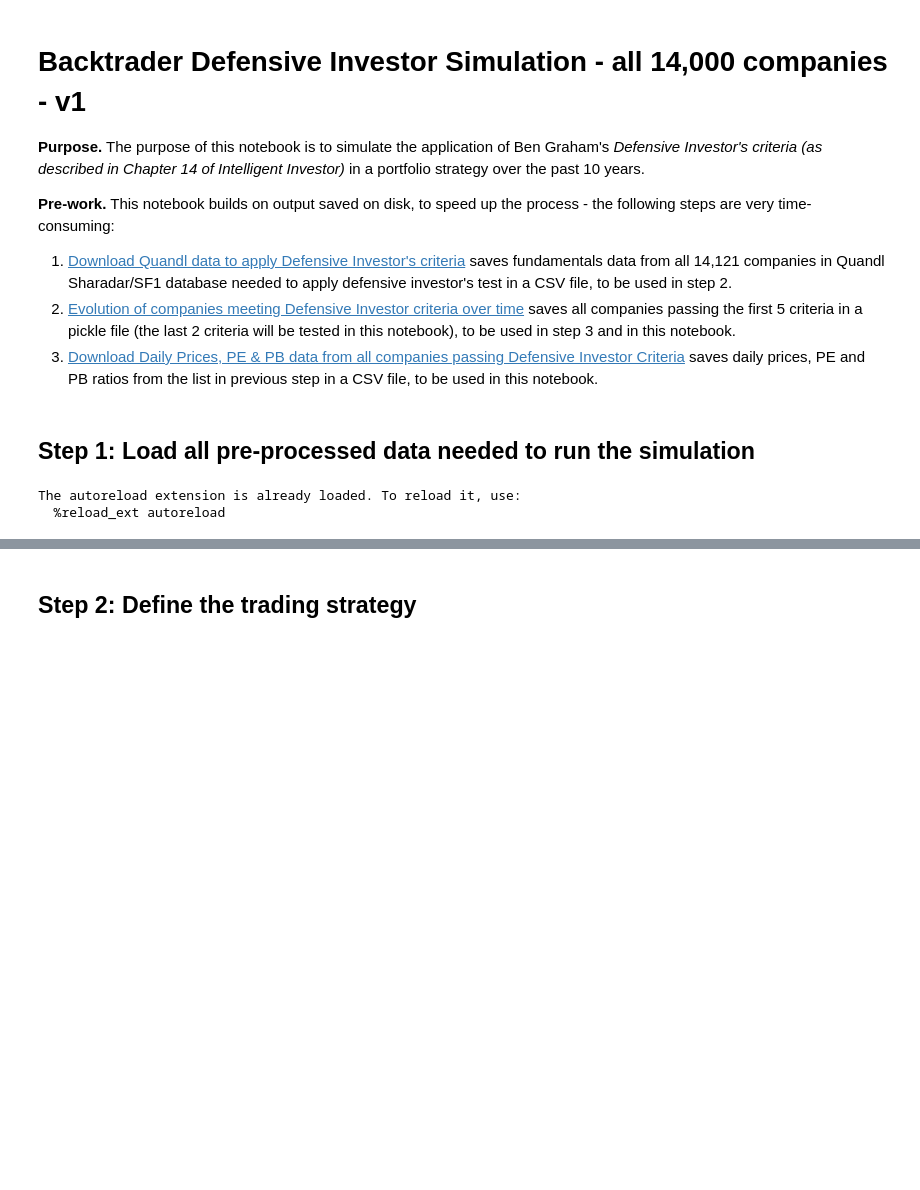
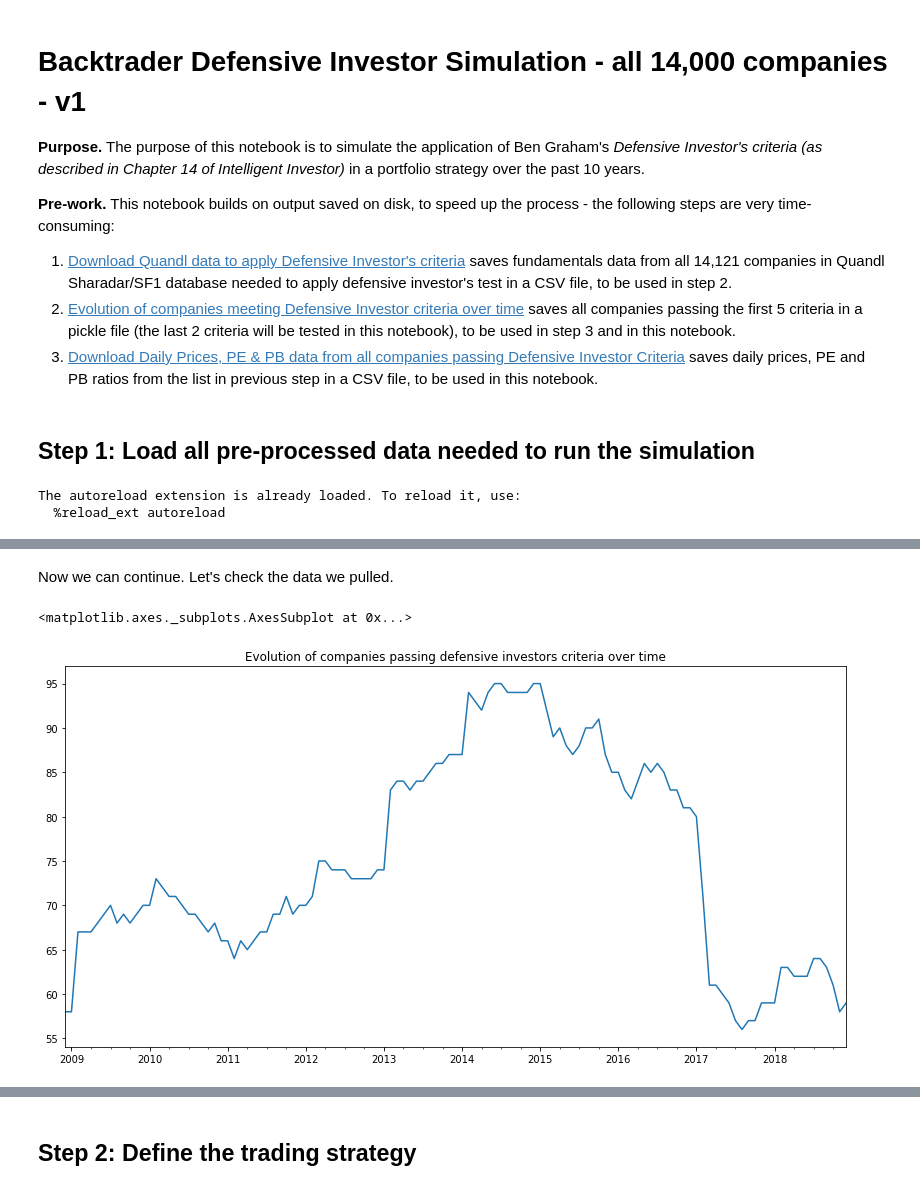
Before and after one commit to ucals/quandl, a Jupyter notebook: Backtrader Defensive Investor Simulation - all 14,000 companies - v1.ipynb, the cells around one changed output, grey strips where cells are left out. Drawn from its saved outputs; the diff is of its cells as text; code cells hidden in the pictures; blank space fills up the shorter version.

```diff
--- a/Backtrader Defensive Investor Simulation - all 14,000 companies - v1.ipynb
+++ b/Backtrader Defensive Investor Simulation - all 14,000 companies - v1.ipynb
@@ -56,0 +50,25 @@ def get_trading_data(ticker):
+# %%
+all_companies_passing_in_period = set()
+for key, value in dc_companies.items():
+    for el in value:
+        all_companies_passing_in_period.add(el)
+
+all_companies_passing_in_period = list(all_companies_passing_in_period)
+
+for ticker in all_companies_passing_in_period:
+    data = get_trading_data(ticker)
+    if (data.shape[0] == 0):
+        print(f'Problem with {ticker}: pass the criteria, but does not have all trading data. Removing it.')
+        all_companies_passing_in_period.remove(ticker)
+        for key, value in dc_companies.items():
+            if ticker in value:
+                value.remove(ticker)
+
+for ticker in all_companies_passing_in_period:
+    data = get_trading_data(ticker)
+    if (data.index[-1] != get_trading_data('NKE').index[-1]):
+        print(f'Problem with {ticker}: pass the criteria, but does not have all trading data. Removing it.')
+        all_companies_passing_in_period.remove(ticker)
+        for key, value in dc_companies.items():
+            if ticker in value:
+                value.remove(ticker)
@@ -57 +93,14 @@ def get_trading_data(ticker):
+# %% [markdown]
+Now we can continue. Let's check the data we pulled.
+# %%
+df = pd.DataFrame(columns=['companies_passing'], index=dc_companies.keys())
+for key, value in dc_companies.items():
+    df.at[key, 'companies_passing'] = len(value)
+
+df['perc_companies_passing'] = df['companies_passing'] / 14121
+df['companies_passing'].plot(figsize=(14, 7),
+                                  title='Evolution of companies passing defensive investors criteria over time')
+# %% [output]
+<matplotlib.axes._subplots.AxesSubplot at 0x...>
+[figure, added]
 # %%
```
Also changed, not shown: parts of 20 cells of this notebook.
